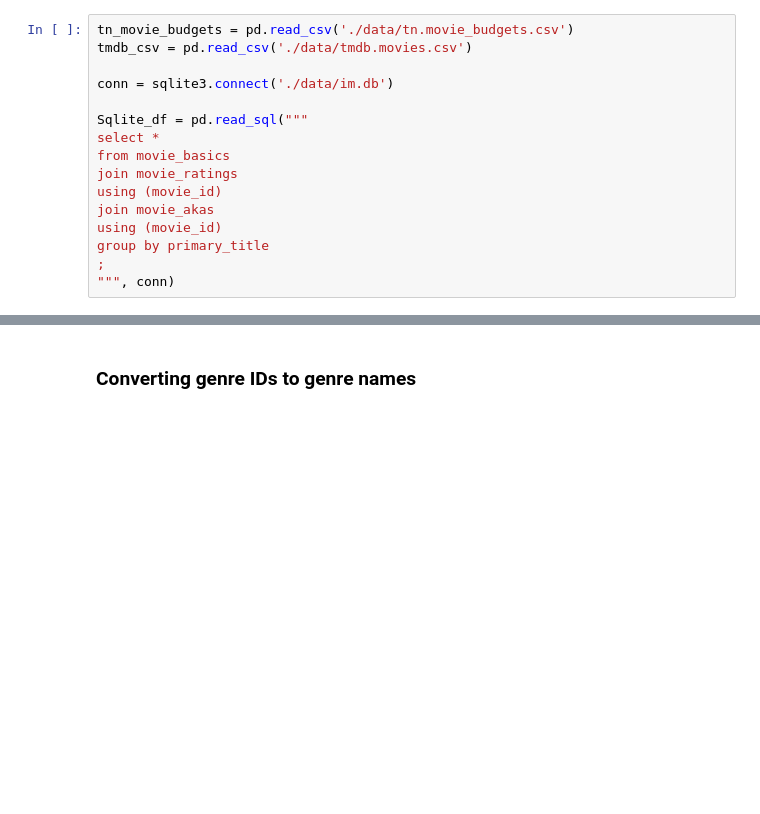
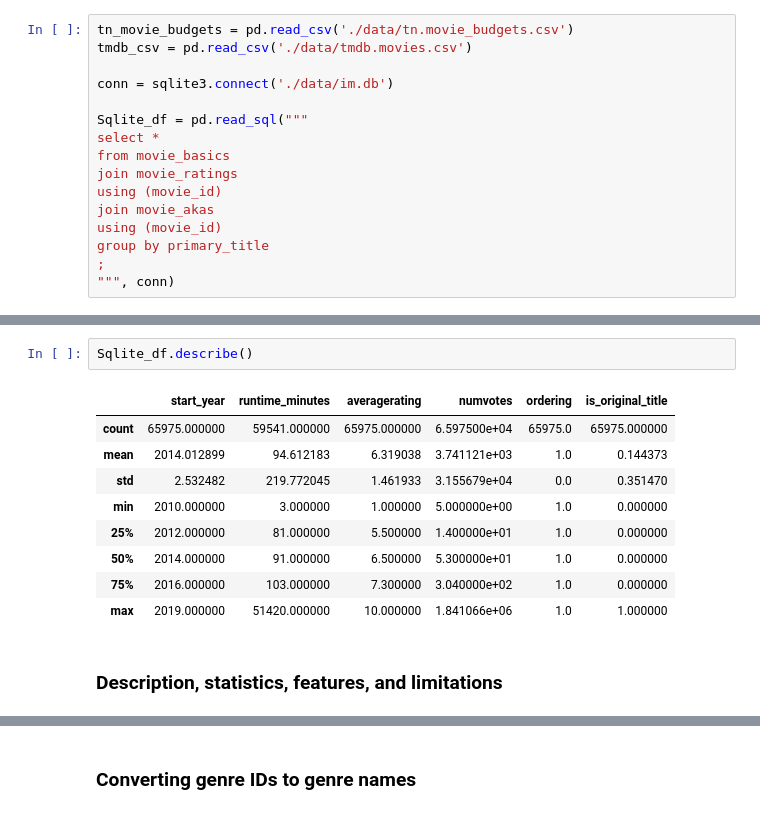
Before and after one commit to bkokin/semester_1_capstone, a Jupyter notebook: Capstone 1.ipynb, the cells around one changed output, grey strips where cells are left out. Saved outputs shown, nothing was run; the diff lists cells and outputs as text; blank space fills up the shorter version.

```diff
--- a/Capstone 1.ipynb
+++ b/Capstone 1.ipynb
@@ -42,0 +179,14 @@ group by primary_title
+# %%
+Sqlite_df.describe()
+# %% [output]
+|  | start_year | runtime_minutes | averagerating | numvotes | ordering | is_original_title |
+| count | 65975.000000 | 59541.000000 | 65975.000000 | 6.597500e+04 | 65975.0 | 65975.000000 |
+| mean | 2014.012899 | 94.612183 | 6.319038 | 3.741121e+03 | 1.0 | 0.144373 |
+| std | 2.532482 | 219.772045 | 1.461933 | 3.155679e+04 | 0.0 | 0.351470 |
+| min | 2010.000000 | 3.000000 | 1.000000 | 5.000000e+00 | 1.0 | 0.000000 |
+| 25% | 2012.000000 | 81.000000 | 5.500000 | 1.400000e+01 | 1.0 | 0.000000 |
+| 50% | 2014.000000 | 91.000000 | 6.500000 | 5.300000e+01 | 1.0 | 0.000000 |
+| 75% | 2016.000000 | 103.000000 | 7.300000 | 3.040000e+02 | 1.0 | 0.000000 |
+| max | 2019.000000 | 51420.000000 | 10.000000 | 1.841066e+06 | 1.0 | 1.000000 |
+# %% [markdown]
+### Description, statistics, features, and limitations
```
Also changed, not shown: parts of 38 cells of this notebook.
